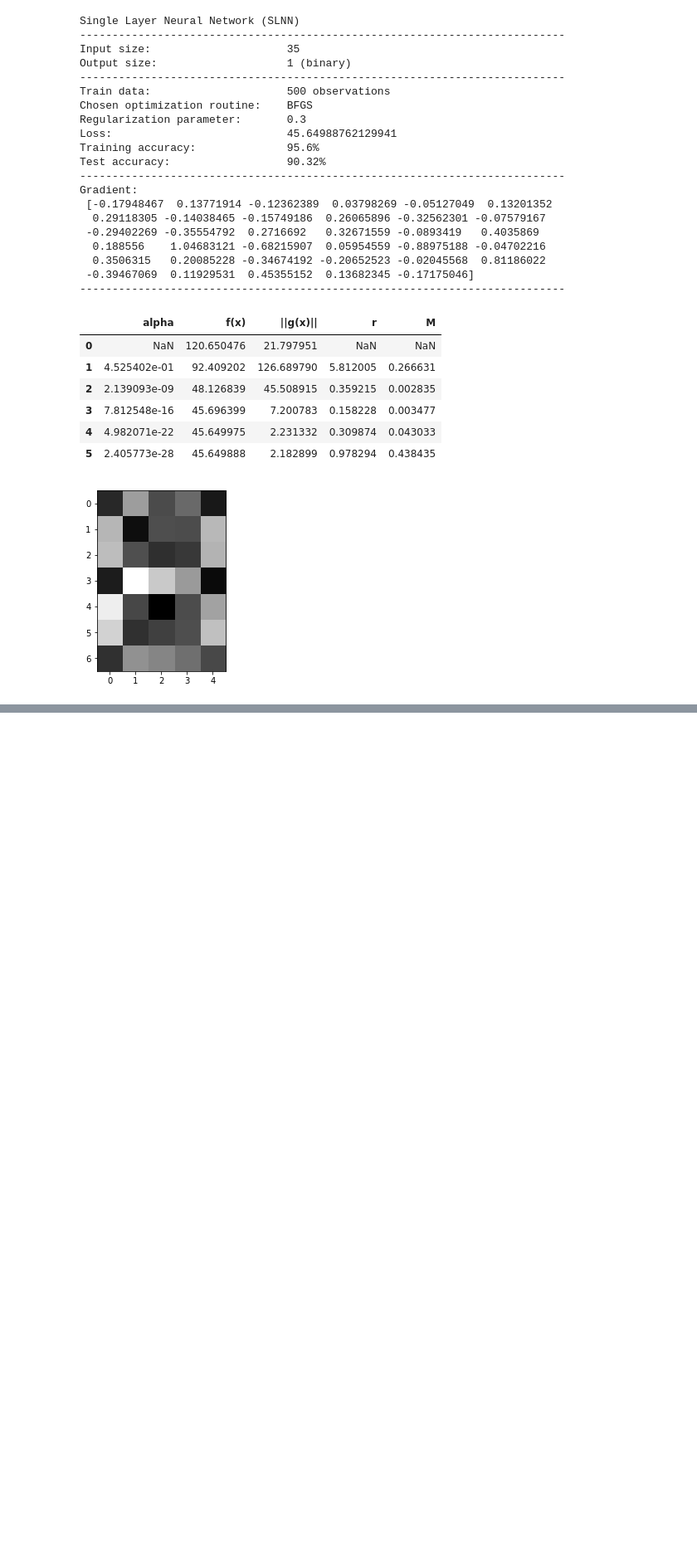
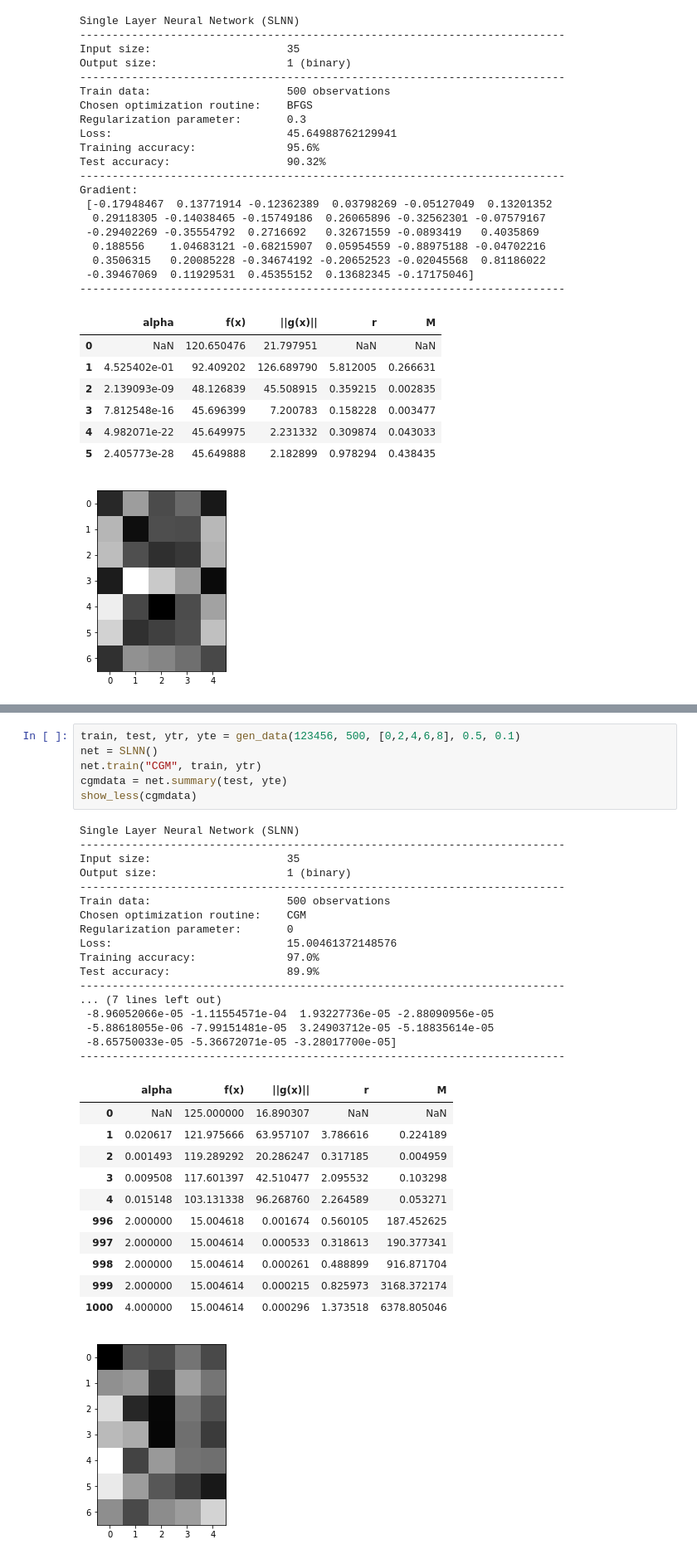
Before and after one commit to margaritageleta/SLNN, a Jupyter notebook: showcase.ipynb, the cells around one changed output, grey strips where cells are left out. Shown: that part at 83% size. Cells and saved outputs as stored; diff of their text form; blank space fills up the shorter version.

```diff
--- a/showcase.ipynb
+++ b/showcase.ipynb
@@ -108,0 +183,36 @@ Gradient:
+# %%
+train, test, ytr, yte = gen_data(123456, 500, [0,2,4,6,8], 0.5, 0.1)
+net = SLNN()
+net.train("CGM", train, ytr)
+cgmdata = net.summary(test, yte)
+show_less(cgmdata)
+# %% [output]
+Single Layer Neural Network (SLNN)
+---------------------------------------------------------------------------
+Input size:                     35
+Output size:                    1 (binary)
+---------------------------------------------------------------------------
+Train data:                     500 observations
+Chosen optimization routine:    CGM
+Regularization parameter:       0
+Loss:                           15.00461372148576
+Training accuracy:              97.0%
+Test accuracy:                  89.9%
+---------------------------------------------------------------------------
+... (7 lines left out)
+ -8.96052066e-05 -1.11554571e-04  1.93227736e-05 -2.88090956e-05
+ -5.88618055e-06 -7.99151481e-05  3.24903712e-05 -5.18835614e-05
+ -8.65750033e-05 -5.36672071e-05 -3.28017700e-05]
+---------------------------------------------------------------------------
+|  | alpha | f(x) | ||g(x)|| | r | M |
+| 0 | NaN | 125.000000 | 16.890307 | NaN | NaN |
+| 1 | 0.020617 | 121.975666 | 63.957107 | 3.786616 | 0.224189 |
+| 2 | 0.001493 | 119.289292 | 20.286247 | 0.317185 | 0.004959 |
+| 3 | 0.009508 | 117.601397 | 42.510477 | 2.095532 | 0.103298 |
+| 4 | 0.015148 | 103.131338 | 96.268760 | 2.264589 | 0.053271 |
+| 996 | 2.000000 | 15.004618 | 0.001674 | 0.560105 | 187.452625 |
+| 997 | 2.000000 | 15.004614 | 0.000533 | 0.318613 | 190.377341 |
+| 998 | 2.000000 | 15.004614 | 0.000261 | 0.488899 | 916.871704 |
+| 999 | 2.000000 | 15.004614 | 0.000215 | 0.825973 | 3168.372174 |
+| 1000 | 4.000000 | 15.004614 | 0.000296 | 1.373518 | 6378.805046 |
+[figure, added]
```
Also changed, not shown: parts of 15 cells of this notebook, 5 other files.
